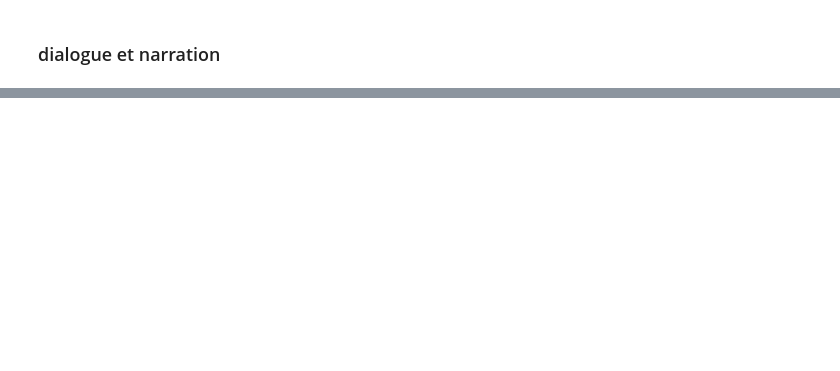
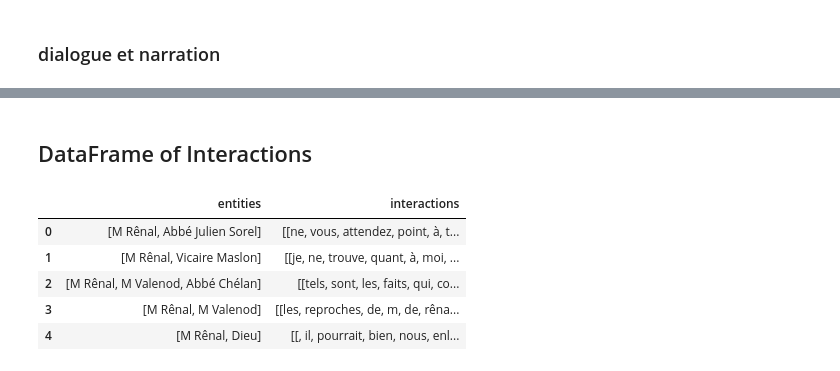
Before and after one commit to EloDoyard/sentiment-evolution-in-characters-network, a Jupyter notebook: scripts/interactions.ipynb, the cells around one changed output, grey strips where cells are left out. Saved outputs shown, nothing was run; the diff lists cells and outputs as text; code cells hidden in the pictures; blank space fills up the shorter version.

Commit message:
dictionary of interactions

```diff
--- a/scripts/interactions.ipynb
+++ b/scripts/interactions.ipynb
@@ -85,0 +77,25 @@ len(narration)
+# %%
+def process_paragraph(p) :
+
+    pattern1 = r"""[,.;@#?!&$\s:–]+"""
+    pattern2 = r"""[-'’_]"""
+
+    p = re.sub(r'|'.join((pattern1, pattern2)),
+               " ",          # and replace it with a single space
+               p.replace('\xa0', ' '), flags=re.VERBOSE)
+    return [i.lower() for i in p.split(' ')[:-1] ]#if i.lower() not in french_stopwords]
+# %%
+def entity_in_paragraph(entity, paragraph):
+    return [1 for address in entity.all_addresses if all(x.lower() in p for x in address.lower().split(' '))]
+# %%
+dict_interaction = {}
+for paragraph in narration :
+    p = process_paragraph(paragraph)
+    paragraph_entities = [
+        i for i in textually_close_merged_book_cleaned_entities if entity_in_paragraph(i, p)]
+
+    if len(paragraph_entities)>=2 :
+        key = frozenset(paragraph_entities)
+        value = dict_interaction.get(key,[])
+        value.append(p)
+        dict_interaction[key] = value
@@ -85,0 +126,19 @@ len(narration)
+# %% [markdown]
+## DataFrame of Interactions
+# %%
+entities = []
+interactions = []
+for k, v in dict_interaction.items() :
+    entities.append([BookEntity.from_list_entity(ent).get_shortname() for ent in k])
+    interactions.append(v)
+
+interactions_df = pd.DataFrame({'entities':entities, 'interactions' : interactions})
+# %%
+interactions_df.head()
+# %% [output]
+|  | entities | interactions |
+| 0 | [M Rênal, Abbé Julien Sorel] | [[ne, vous, attendez, point, à, t... |
+| 1 | [M Rênal, Vicaire Maslon] | [[je, ne, trouve, quant, à, moi, ... |
+| 2 | [M Rênal, M Valenod, Abbé Chélan] | [[tels, sont, les, faits, qui, co... |
+| 3 | [M Rênal, M Valenod] | [[les, reproches, de, m, de, rêna... |
+| 4 | [M Rênal, Dieu] | [[, il, pourrait, bien, nous, enl... |
```
Also changed, not shown: parts of 9 cells of this notebook, 4 other files.
